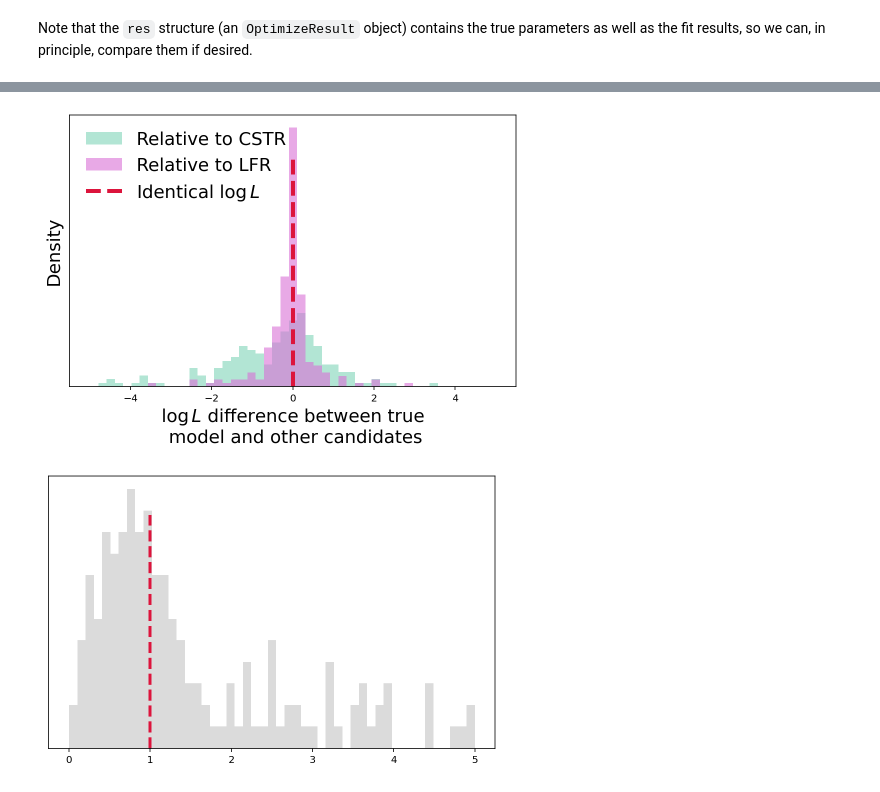
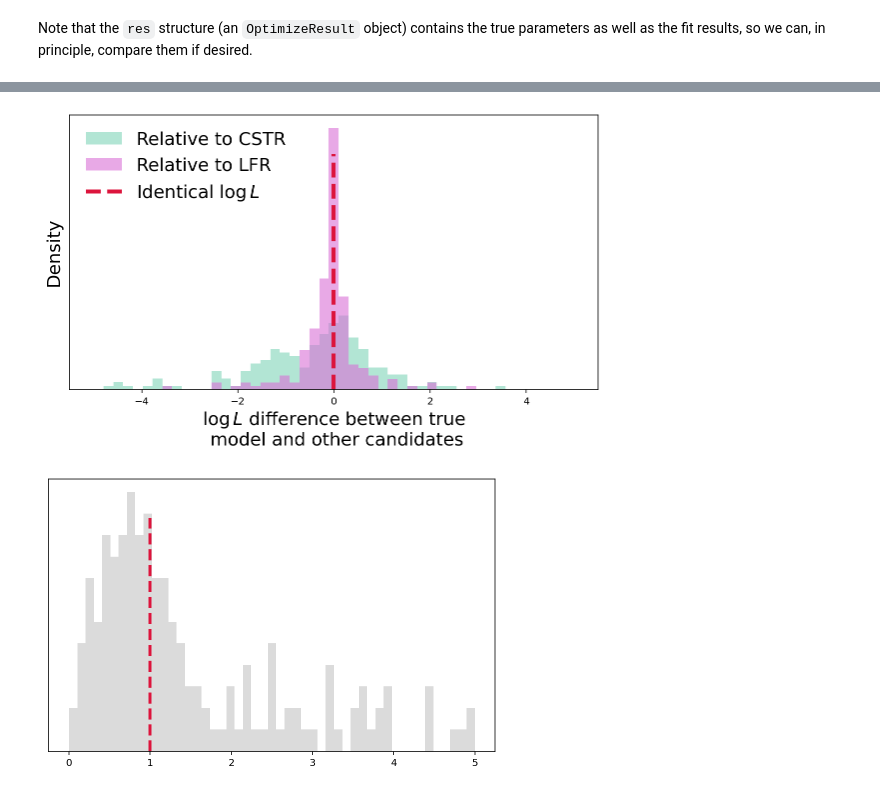
Before and after one commit to pachterlab/GVP_2023, a Jupyter notebook: gg230119_reactors.ipynb, the cells around one changed output, grey strips where cells are left out. Saved outputs shown, nothing was run; the diff lists cells and outputs as text; code cells hidden in the pictures.

```diff
--- a/gg230119_reactors.ipynb
+++ b/gg230119_reactors.ipynb
@@ -1246,20 +1247,21 @@ model_names
 # %%
 fig1,ax1 = plt.subplots(1,1,figsize=dims)
 bins = np.linspace(-5,5,50)
 _=plt.hist(logL[:,1]-logL[:,0],bins,density=True,color=model_colors[1],alpha=0.5,label='Relative to CSTR')
 _=plt.hist(logL[:,2]-logL[:,0],bins,density=True,color=model_colors[2],alpha=0.6,label='Relative to LFR')
 ax1.plot([0]*2,[0,_[0].max()*0.9],'--',color='crimson',linewidth=4,label=r'Identical $\log L$')
 # ax1.plot([1]*2,[0,_[0].max()*0.9],'--',color='crimson',linewidth=3)
 
 ax1.legend(fontsize=fs,loc='upper left',frameon=False)
 # ax1.set_xticks([0,1/3,1/2,1],('0','1/3','1/2','1'),fontsize=fs)
 ax1.set_xlabel(r'$\log L$'+' difference between true\n model and other candidates',fontsize=fs)
 ax1.set_ylabel('Density',fontsize=fs)
 _=ax1.set_yticks([])
+plt.tight_layout()
 plt.savefig('figs/fig4e.png',dpi=450)
 plt.savefig('figs/fig4e.pdf')
 # %% [output]
-[figure, old version]
+[figure, new version]
 # %%
 fig1,ax1 = plt.subplots(1,1,figsize=dims)
 bins = np.linspace(0,5,50)
```
Also changed, not shown: parts of 15 cells of this notebook, 2 other files.
